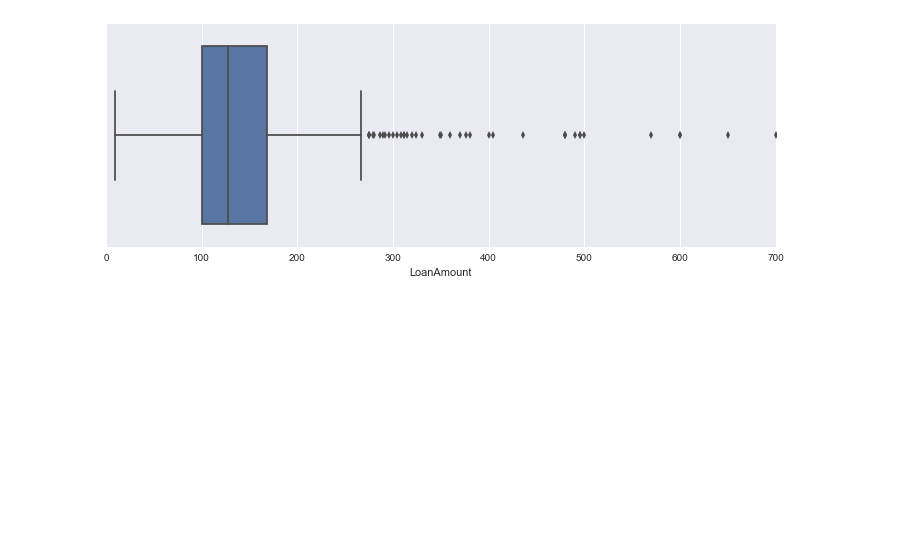
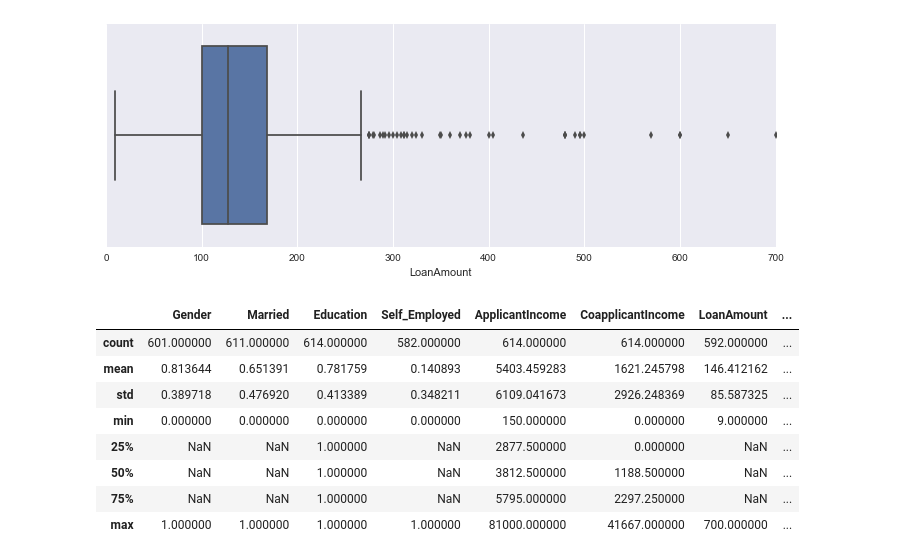
Before and after one commit to rzskhr/Data-Science-Projects, a Jupyter notebook: LoanPrediction/Plots.ipynb, the cells around one changed output. Saved outputs shown, nothing was run; the diff lists cells and outputs as text; code cells hidden in the pictures; blank space fills up the shorter version.

```diff
--- a/LoanPrediction/Plots.ipynb
+++ b/LoanPrediction/Plots.ipynb
@@ -89,3 +133,15 @@ sns.boxplot(x='Loan_Amount_Term',data=trainDf).figure.set_size_inches(12,4)
 sns.boxplot(x='LoanAmount',data=trainDf).figure.set_size_inches(12,4)
 # %% [output]
 [figure]
+# %%
+trainDf.describe()
+# %% [output]
+|  | Gender | Married | Education | Self_Employed | ApplicantIncome | CoapplicantIncome | LoanAmount | ... |
+| count | 601.000000 | 611.000000 | 614.000000 | 582.000000 | 614.000000 | 614.000000 | 592.000000 | ... |
+| mean | 0.813644 | 0.651391 | 0.781759 | 0.140893 | 5403.459283 | 1621.245798 | 146.412162 | ... |
+| std | 0.389718 | 0.476920 | 0.413389 | 0.348211 | 6109.041673 | 2926.248369 | 85.587325 | ... |
+| min | 0.000000 | 0.000000 | 0.000000 | 0.000000 | 150.000000 | 0.000000 | 9.000000 | ... |
+| 25% | NaN | NaN | 1.000000 | NaN | 2877.500000 | 0.000000 | NaN | ... |
+| 50% | NaN | NaN | 1.000000 | NaN | 3812.500000 | 1188.500000 | NaN | ... |
+| 75% | NaN | NaN | 1.000000 | NaN | 5795.000000 | 2297.250000 | NaN | ... |
+| max | 1.000000 | 1.000000 | 1.000000 | 1.000000 | 81000.000000 | 41667.000000 | 700.000000 | ... |
```
Also changed, not shown: parts of 11 cells of this notebook.
